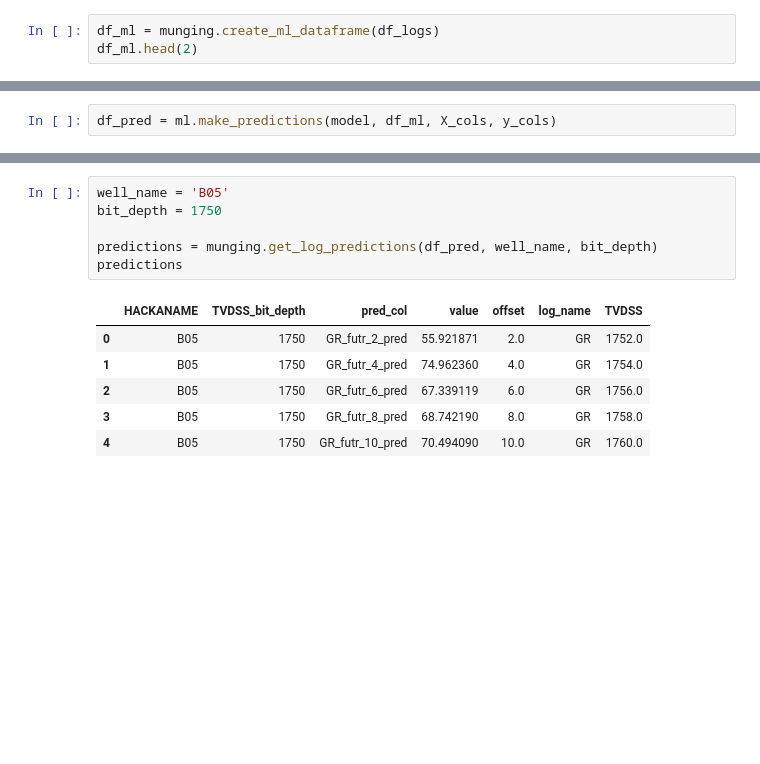
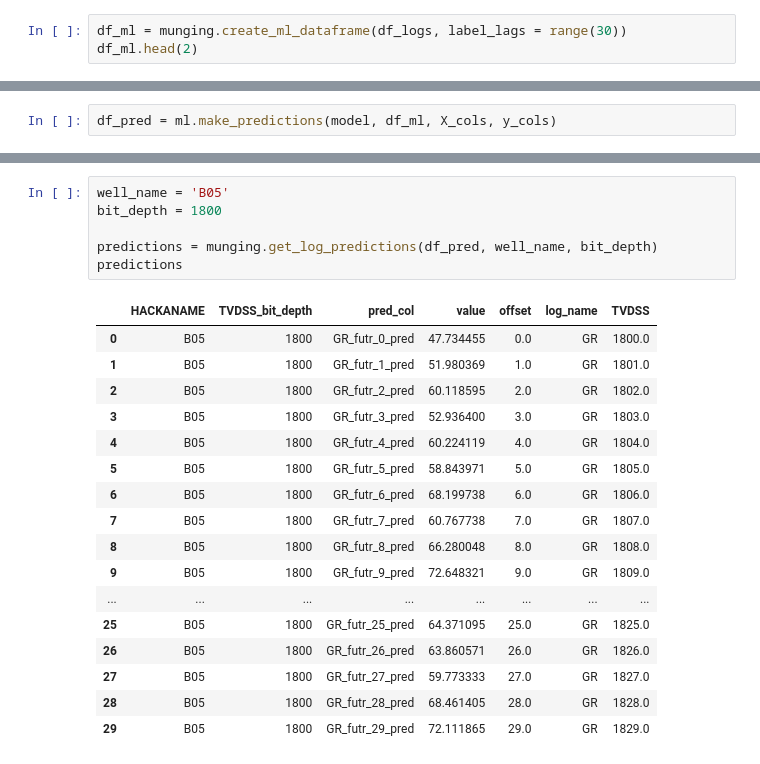
Before and after one commit to connortann/mystic-bit, a Jupyter notebook: notebooks/CT_3_log_plots.ipynb, the cells around one changed output, grey strips where cells are left out. Drawn from its saved outputs; the diff is of its cells as text; blank space fills up the shorter version.

```diff
--- a/notebooks/CT_3_log_plots.ipynb
+++ b/notebooks/CT_3_log_plots.ipynb
@@ -26,7 +23,7 @@ df_logs.head(2)
 | 1 | 2074.68 | 87.20 | 10.25 | 52.89 | 3.6592 | 0.1739 | 2.2895 | 110.91 | 1588.77 | 1566.77 | ... |
 2 rows × 21 columns
 # %%
-df_ml = munging.create_ml_dataframe(df_logs)
+df_ml = munging.create_ml_dataframe(df_logs, label_lags = range(30))
 df_ml.head(2)
 # %% [output]
 |  | HACKANAME | TVDSS | RES_ID | GR | GR_lag_0 | GR_lag_2 | GR_lag_4 | GR_lag_6 | GR_lag_8 | GR_lag_10 | ... |
@@ -65,13 +104,24 @@ df_pred.head()
 # %%
 well_name = 'B05'
-bit_depth = 1750
+bit_depth = 1800
 
 predictions = munging.get_log_predictions(df_pred, well_name, bit_depth)
 predictions
 # %% [output]
 |  | HACKANAME | TVDSS_bit_depth | pred_col | value | offset | log_name | TVDSS |
-| 0 | B05 | 1750 | GR_futr_2_pred | 55.921871 | 2.0 | GR | 1752.0 |
-| 1 | B05 | 1750 | GR_futr_4_pred | 74.962360 | 4.0 | GR | 1754.0 |
-| 2 | B05 | 1750 | GR_futr_6_pred | 67.339119 | 6.0 | GR | 1756.0 |
-| 3 | B05 | 1750 | GR_futr_8_pred | 68.742190 | 8.0 | GR | 1758.0 |
-| 4 | B05 | 1750 | GR_futr_10_pred | 70.494090 | 10.0 | GR | 1760.0 |
+| 0 | B05 | 1800 | GR_futr_0_pred | 47.734455 | 0.0 | GR | 1800.0 |
+| 1 | B05 | 1800 | GR_futr_1_pred | 51.980369 | 1.0 | GR | 1801.0 |
+| 2 | B05 | 1800 | GR_futr_2_pred | 60.118595 | 2.0 | GR | 1802.0 |
+| 3 | B05 | 1800 | GR_futr_3_pred | 52.936400 | 3.0 | GR | 1803.0 |
+| 4 | B05 | 1800 | GR_futr_4_pred | 60.224119 | 4.0 | GR | 1804.0 |
+| 5 | B05 | 1800 | GR_futr_5_pred | 58.843971 | 5.0 | GR | 1805.0 |
+| 6 | B05 | 1800 | GR_futr_6_pred | 68.199738 | 6.0 | GR | 1806.0 |
+| 7 | B05 | 1800 | GR_futr_7_pred | 60.767738 | 7.0 | GR | 1807.0 |
+| 8 | B05 | 1800 | GR_futr_8_pred | 66.280048 | 8.0 | GR | 1808.0 |
+| 9 | B05 | 1800 | GR_futr_9_pred | 72.648321 | 9.0 | GR | 1809.0 |
+| ... | ... | ... | ... | ... | ... | ... | ... |
+| 25 | B05 | 1800 | GR_futr_25_pred | 64.371095 | 25.0 | GR | 1825.0 |
+| 26 | B05 | 1800 | GR_futr_26_pred | 63.860571 | 26.0 | GR | 1826.0 |
+| 27 | B05 | 1800 | GR_futr_27_pred | 59.773333 | 27.0 | GR | 1827.0 |
+| 28 | B05 | 1800 | GR_futr_28_pred | 68.461405 | 28.0 | GR | 1828.0 |
+| 29 | B05 | 1800 | GR_futr_29_pred | 72.111865 | 29.0 | GR | 1829.0 |
```
Also changed, not shown: parts of 12 cells of this notebook, 1 other file.
